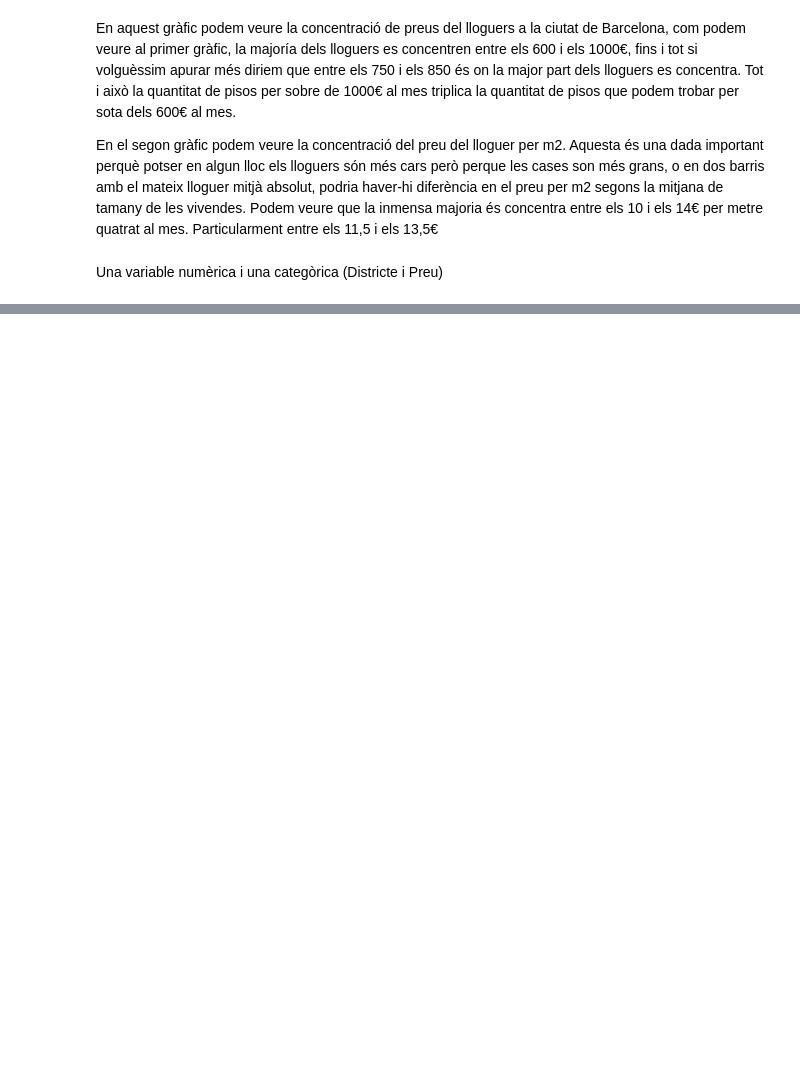
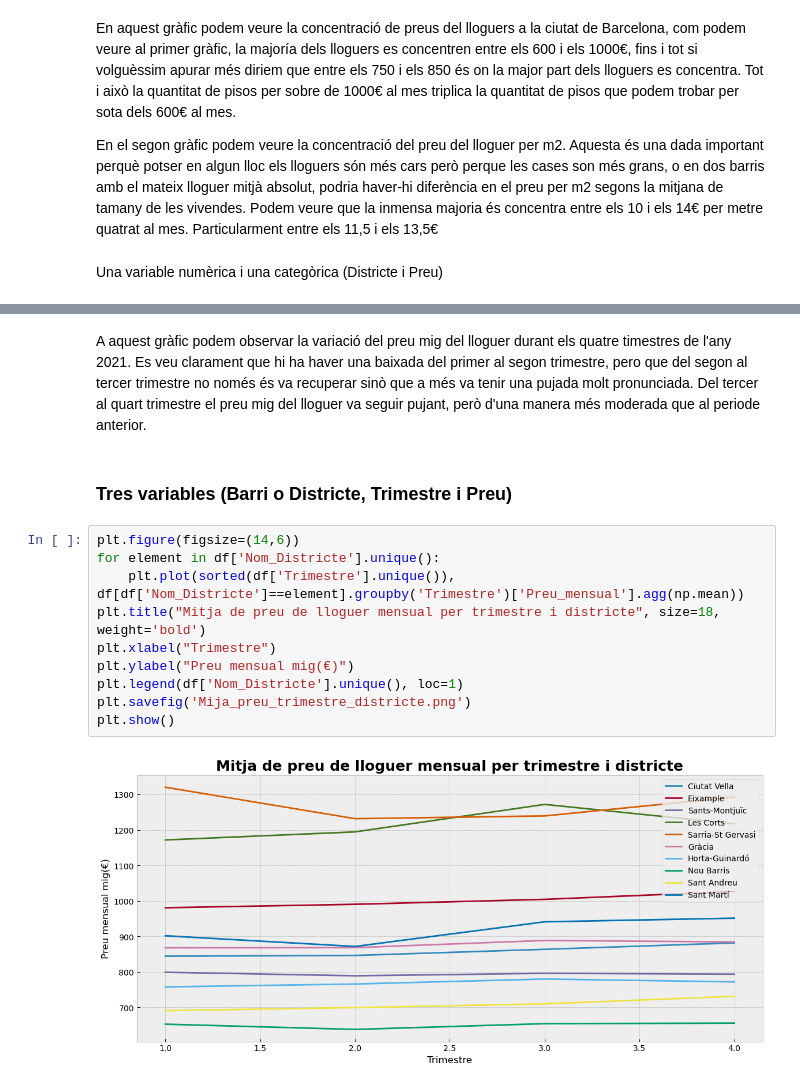
Before and after one commit to maribelseara/visualitzacio_exploratoria, a Jupyter notebook: visualitzacio_exploratoria.ipynb, the cells around one changed output, grey strips where cells are left out. Drawn from its saved outputs; the diff is of its cells as text; blank space fills up the shorter version.

```diff
--- a/visualitzacio_exploratoria.ipynb
+++ b/visualitzacio_exploratoria.ipynb
@@ -286,0 +296,16 @@ Tres variables (Barri o Districte, Trimestre i Preu)
+# %% [markdown]
+A aquest gràfic podem observar la variació del preu mig del lloguer durant els quatre timestres de l'any 2021. Es veu clarament que hi ha haver una baixada del primer al segon trimestre, pero que del segon al tercer trimestre no només és va recuperar sinò que a més va tenir una pujada molt pronunciada. Del tercer al quart trimestre el preu mig del lloguer va seguir pujant, però d'una manera més moderada que al periode anterior.
+# %% [markdown]
+### Tres variables (Barri o Districte, Trimestre i Preu)
+# %%
+plt.figure(figsize=(14,6))
+for element in df['Nom_Districte'].unique():
+    plt.plot(sorted(df['Trimestre'].unique()), df[df['Nom_Districte']==element].groupby('Trimestre')['Preu_mensual'].agg(np.mean))
+plt.title("Mitja de preu de lloguer mensual per trimestre i districte", size=18, weight='bold')
+plt.xlabel("Trimestre")
+plt.ylabel("Preu mensual mig(€)")
+plt.legend(df['Nom_Districte'].unique(), loc=1)
+plt.savefig('Mija_preu_trimestre_districte.png')
+plt.show()
+# %% [output]
+[figure, added]
```
Also changed, not shown: parts of 8 cells of this notebook, 5 other files.
